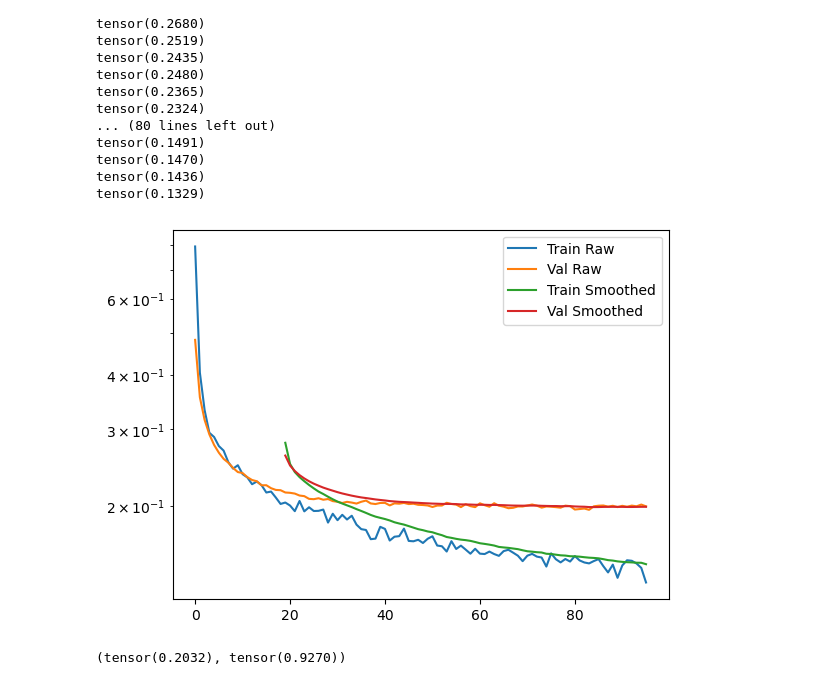
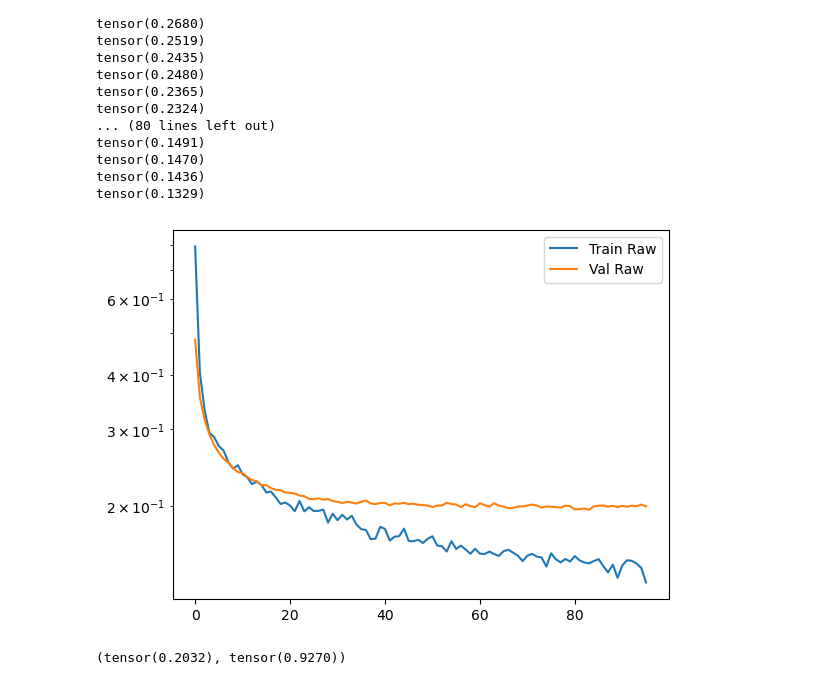
Before and after one commit to noise-course/video-quality-of-experience-zroe1, a Jupyter notebook: 1-Video-Quality-Inference.ipynb, the cells around one changed output. Drawn from its saved outputs; the diff is of its cells as text; code cells hidden in the pictures.

```diff
--- a/1-Video-Quality-Inference.ipynb
+++ b/1-Video-Quality-Inference.ipynb
@@ -899,26 +899,26 @@ tensor(0.1329)
 # %%
 # I used this chat to help make this plot a little easier to look at (added smoothed line for loss)
 # https://claude.ai/share/c46afa5d-0cde-4fae-b915-9324ddc56b23
 # modified claudes code quite a bit to get the result below
 
 import numpy as np
 
 window_size = 20
-smoothed_losses = np.convolve(avg_losses, np.ones(window_size)/window_size, mode='valid')
-smoothed_val_losses = np.convolve(val_losses, np.ones(window_size)/window_size, mode='valid')
+# smoothed_losses = np.convolve(avg_losses, np.ones(window_size)/window_size, mode='valid')
+# smoothed_val_losses = np.convolve(val_losses, np.ones(window_size)/window_size, mode='valid')
 
 
 # Plot both lines
 plt.plot(avg_losses, label='Train Raw')
 plt.plot(val_losses, label='Val Raw')
-plt.plot(range(window_size-1, len(avg_losses)), smoothed_losses, label='Train Smoothed')
-plt.plot(range(window_size-1, len(val_losses)), smoothed_val_losses, label='Val Smoothed')
+# plt.plot(range(window_size-1, len(avg_losses)), smoothed_losses, label='Train Smoothed')
+# plt.plot(range(window_size-1, len(val_losses)), smoothed_val_losses, label='Val Smoothed')
 
 plt.yscale('log')
 plt.legend()
 plt.show()
 # %% [output]
-[figure, old version]
+[figure, new version]
 # %%
 get_validation_loss_acc(model)
 # %% [output]
```
Also changed, not shown: parts of 5 cells of this notebook.
